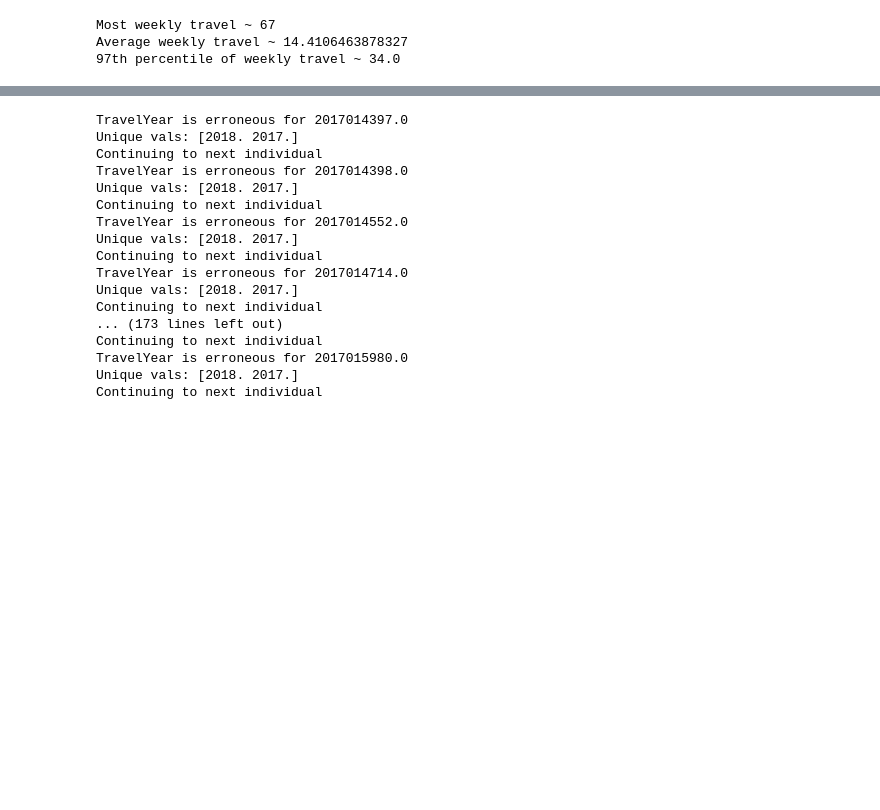
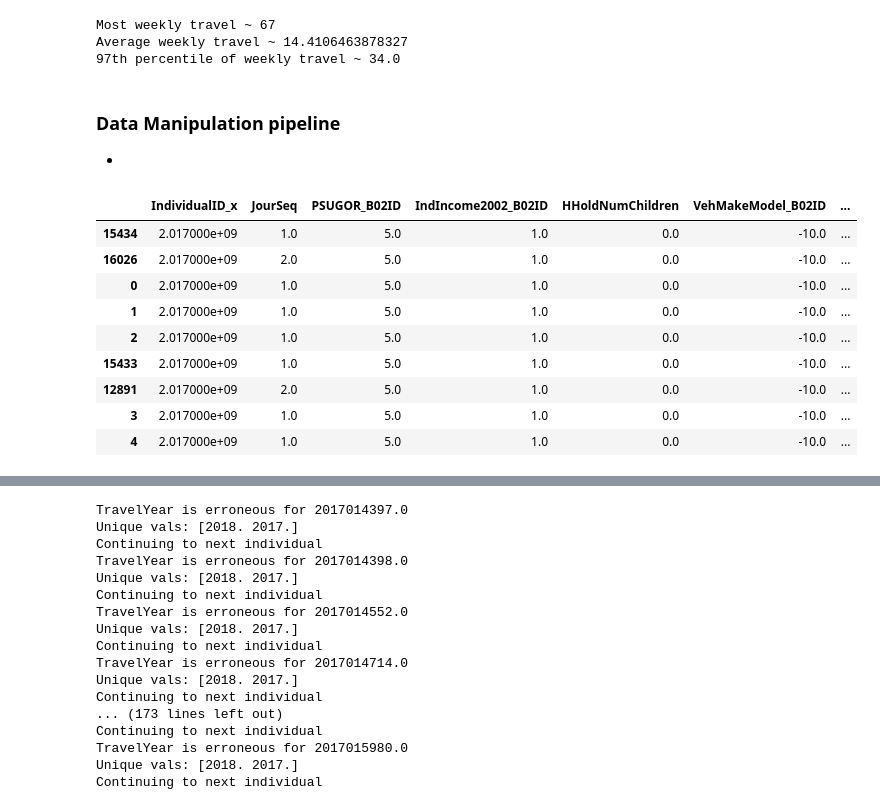
Before and after one commit to andriysinclair/GANS4MOBILITY, a Jupyter notebook: rough.ipynb, the cells around one changed output, grey strips where cells are left out. Saved outputs shown, nothing was run; the diff lists cells and outputs as text; code cells hidden in the pictures; blank space fills up the shorter version.

```diff
--- a/rough.ipynb
+++ b/rough.ipynb
@@ -82,0 +70,4 @@ def transform_to_wide_func(i_df, max_journey_seq):
+# %% [markdown]
+### Data Manipulation pipeline
+
+*
@@ -82,0 +245,15 @@ def transform_to_wide_func(i_df, max_journey_seq):
+# %%
+df = prepare_data_for_LSTM(long_df=ts_df)
+# %%
+df
+# %% [output]
+|  | IndividualID_x | JourSeq | PSUGOR_B02ID | IndIncome2002_B02ID | HHoldNumChildren | VehMakeModel_B02ID | ... |
+| 15434 | 2.017000e+09 | 1.0 | 5.0 | 1.0 | 0.0 | -10.0 | ... |
+| 16026 | 2.017000e+09 | 2.0 | 5.0 | 1.0 | 0.0 | -10.0 | ... |
+| 0 | 2.017000e+09 | 1.0 | 5.0 | 1.0 | 0.0 | -10.0 | ... |
+| 1 | 2.017000e+09 | 1.0 | 5.0 | 1.0 | 0.0 | -10.0 | ... |
+| 2 | 2.017000e+09 | 1.0 | 5.0 | 1.0 | 0.0 | -10.0 | ... |
+| 15433 | 2.017000e+09 | 1.0 | 5.0 | 1.0 | 0.0 | -10.0 | ... |
+| 12891 | 2.017000e+09 | 2.0 | 5.0 | 1.0 | 0.0 | -10.0 | ... |
+| 3 | 2.017000e+09 | 1.0 | 5.0 | 1.0 | 0.0 | -10.0 | ... |
+| 4 | 2.017000e+09 | 1.0 | 5.0 | 1.0 | 0.0 | -10.0 | ... |
```
Also changed, not shown: parts of 6 cells of this notebook.
